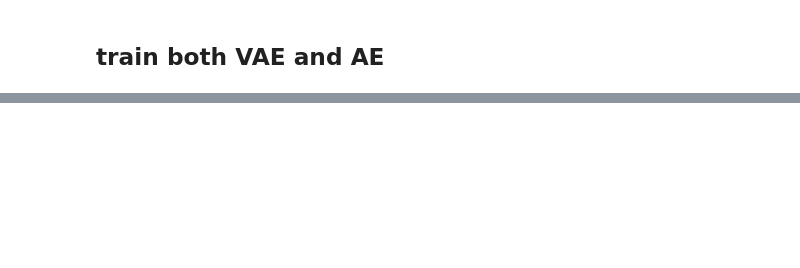
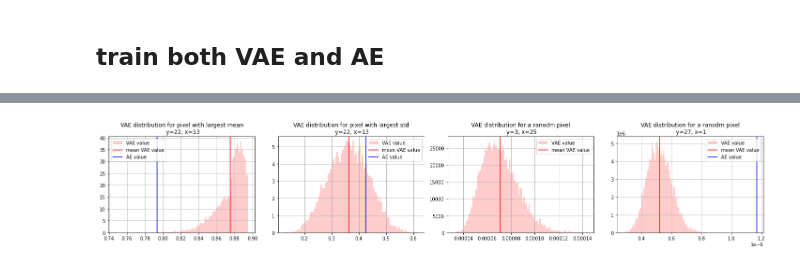
Before and after one commit to rramosp/ppdl, a Jupyter notebook: video-production/src/scripts/variational_inference_intro/AE vs VAE.ipynb, the cells around one changed output, grey strips where cells are left out. Saved outputs shown, nothing was run; the diff lists cells and outputs as text; code cells hidden in the pictures; blank space fills up the shorter version.

```diff
--- a/video-production/src/scripts/variational_inference_intro/AE vs VAE.ipynb
+++ b/video-production/src/scripts/variational_inference_intro/AE vs VAE.ipynb
@@ -374,0 +364,32 @@ layers not transferred []
+# %%
+vmin, vmax = output_vae.min(), np.max([output_ae.max(),1])+.1
+vmin -= .1
+for ax,i in subplots(4, usizex=5, usizey=4):
+    if i==0:
+        plt.hist(output_vae[:,my,mx,0], density=True, color="red", bins=100, alpha=.2, label="VAE value");
+        plt.axvline(output_vae[:,my,mx,0].mean(), color="red", label="mean VAE value")
+        plt.axvline(output_ae[0,my,mx,0], color="blue", label="AE value")
+        plt.grid(); plt.legend();
+        plt.title(f"VAE distribution for pixel with largest mean\n y={my}, x={mx}")
+        #plt.xlim(vmin, vmax)
+    if i==1:
+        plt.hist(output_vae[:,sy,sx,0], density=True, color="red", bins=100, alpha=.2, label="VAE value");
+        plt.axvline(output_vae[:,sy,sx,0].mean(), color="red", label="mean VAE value")
+        plt.axvline(output_ae[0,sy,sx,0], color="blue", label="AE value")
+        plt.grid(); plt.legend();
+        plt.title(f"VAE distribution for pixel with largest std\n y={my}, x={mx}")
+        #plt.xlim(vmin, vmax)
+    if i==2:
+        plt.hist(output_vae[:,ry1,rx1,0], density=True, color="red", bins=100, alpha=.2, label="VAE value");
+        plt.axvline(output_vae[:,ry1,rx1,0].mean(), color="red", label="mean VAE value")
+        plt.grid(); plt.legend();
+        plt.title(f"VAE distribution for a ranodm pixel\n y={ry1}, x={rx1}")
+    if i==3:
+        plt.hist(output_vae[:,ry2,rx2,0], density=True, color="red", bins=100, alpha=.2, label="VAE value");
+        plt.axvline(output_vae[:,ry2,rx2,0].mean(), color="red", label="mean VAE value")
+        plt.title(f"VAE distribution for a ranodm pixel\n y={ry2}, x={rx2}")
+        plt.axvline(output_ae[0,ry2,rx2,0], color="blue", label="AE value")
+        plt.grid(); plt.legend();
+plt.tight_layout()
+# %% [output]
+[figure, added]
```
Also changed, not shown: parts of 46 cells of this notebook.
